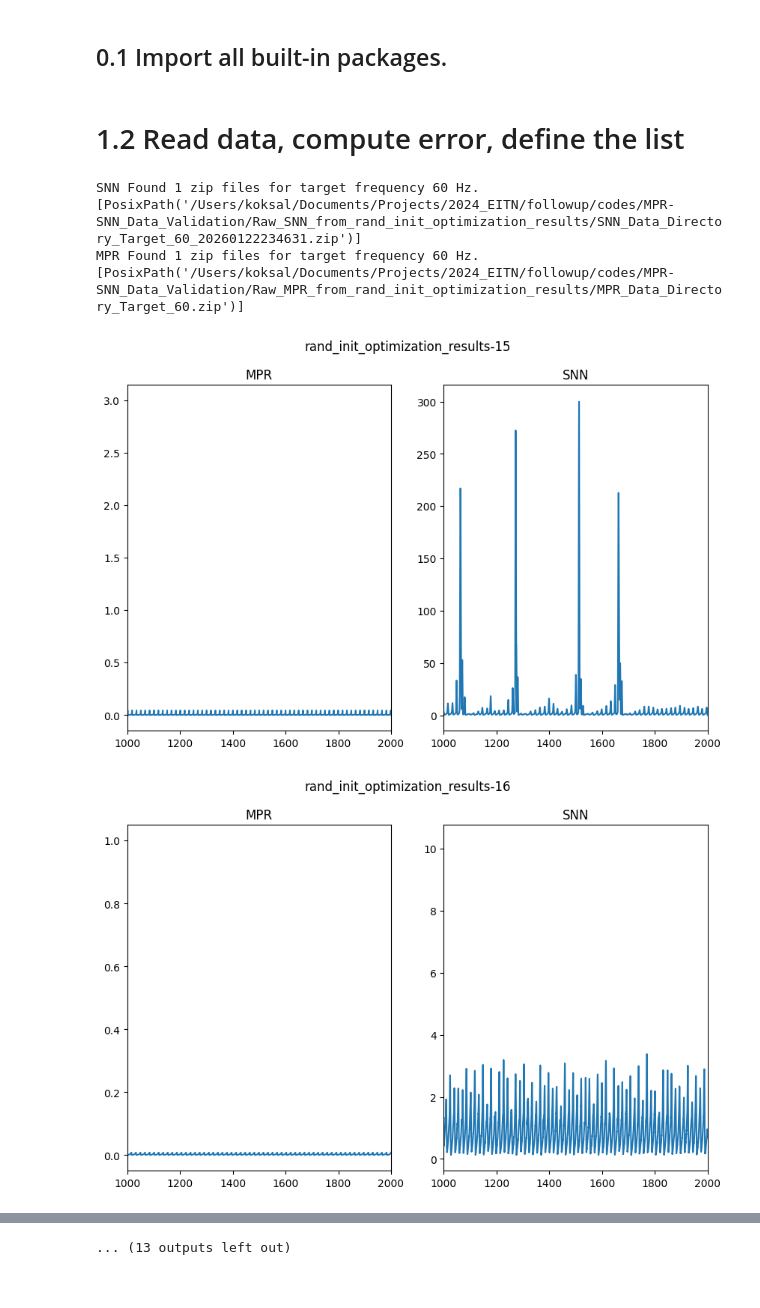
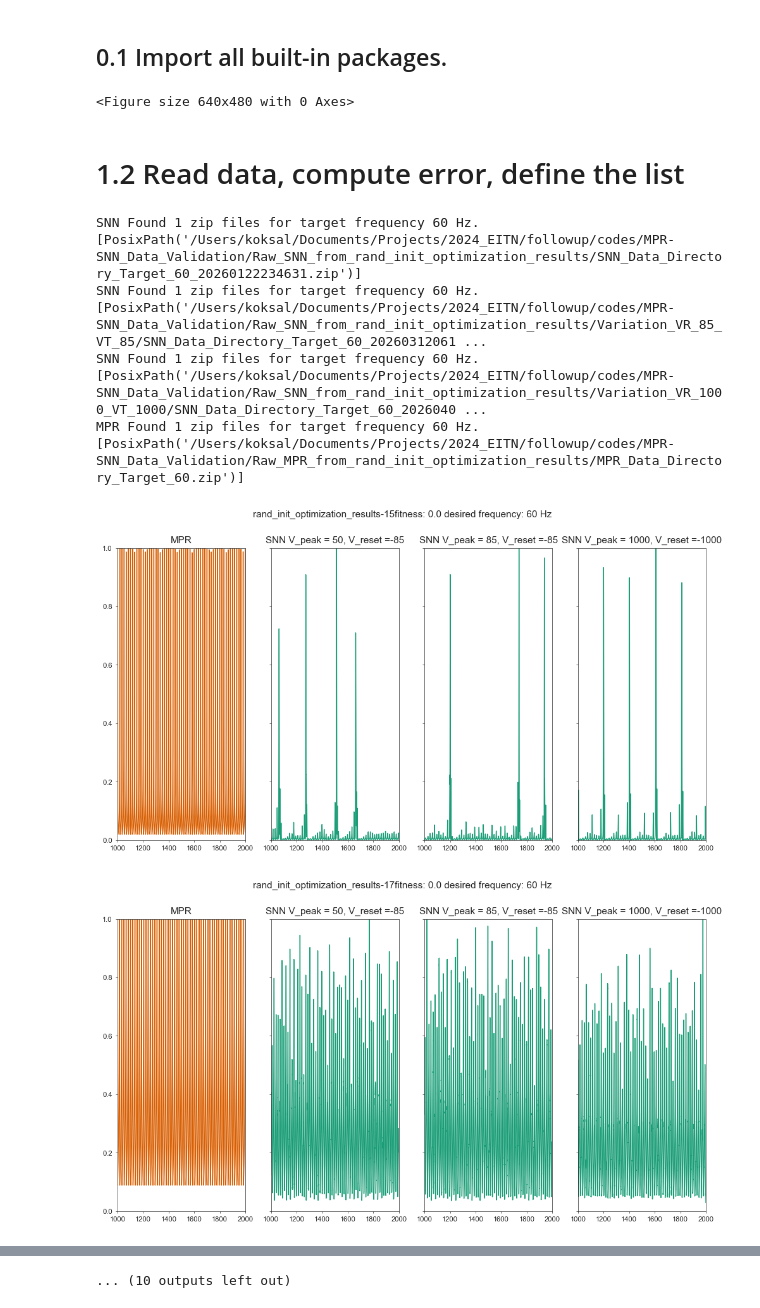
Before and after one commit to rosagross/mpr-oscillations-snn, a Jupyter notebook: Module_2.6_SNN-MPR_Comparison_visualize_activity.ipynb, the cells around one changed output, grey strips where cells are left out. Cells and saved outputs as stored; diff of their text form; code cells hidden in the pictures.

Commit message:
comparison and trj classification for  variation Vr Vt

```diff
--- a/Module_2.6_SNN-MPR_Comparison_visualize_activity.ipynb
+++ b/Module_2.6_SNN-MPR_Comparison_visualize_activity.ipynb
@@ -29,6 +22,12 @@ import pickle
 import zipfile
 import seaborn as sns
 from pathlib import Path
+
+import Figures.plotting_style as ps
+
+colors, dpi = ps.figure_style()
+# %% [output]
+<Figure size 640x480 with 0 Axes>
 # %%
 ### Compute Power Spectrum of simulated MPR, output data.
 
@@ -116,57 +115,99 @@ import re
 def _numeric_suffix_key(fname: str):
     m = re.search(r'(\d+)(?=\.pkl$)', fname)
     return int(m.group(1)) if m else float('inf')
-# 'optimized_frequencies',
+# 'optimized_frequencies', 'rand_init_optimization_results'
 for parameter_set_file in ['rand_init_optimization_results']:
 
     data_parameter_set = pd.read_csv(parameter_set_file + '.csv')
 
-    # path to SNN
+    # path to SNN V_peak = 50, V_reset =-85.
     zip_path = Path('/Users/koksal/Documents/Projects/2024_EITN/followup/codes/MPR-SNN_Data_Validation/Raw_SNN_from_'+parameter_set_file)
     zip_files = list(zip_path.glob("*.zip"))
     # group the ones starting with SNN_Data_Directory_Target+str(target_freq)
     zip_files_target = [z for z in zip_files if f'SNN_Data_Directory_Target_{target_freq}' in z.name]
     print(f"SNN Found {len(zip_files_target)} zip files for target frequency {target_freq} Hz.")
     print(zip_files_target)
+
+    # path to SNN _peak = 85, V_reset = -85
+    variationvrvt = '/Variation_VR_85_VT_85'
+    # variationvrvr = '/Variation_VR_65_VT_30'
+    zip_path_var = Path('/Users/koksal/Documents/Projects/2024_EITN/followup/codes/MPR-SNN_Data_Validation/Raw_SNN_from_'+parameter_set_file+variationvrvt)
+    zip_files_var = list(zip_path_var.glob("*.zip"))
+    # group the ones starting with SNN_Data_Directory_Target+str(target_freq)
+    zip_files_target_var = [z for z in zip_files_var if f'SNN_Data_Directory_Target_{target_freq}' in z.name]
+    print(f"SNN Found {len(zip_files_target_var)} zip files for target frequency {target_freq} Hz.")
+    print(zip_files_target_var)
+
+
+    # path to SNN _peak = 1000, V_reset = -1000
+    variationvrvt = '/Variation_VR_1000_VT_1000'
+    zip_path_var_1000 = Path('/Users/koksal/Documents/Projects/2024_EITN/followup/codes/MPR-SNN_Data_Validation/Raw_SNN_from_'+parameter_set_file+variationvrvt)
+    zip_files_var_1000 = list(zip_path_var_1000.glob("*.zip"))
+    # group the ones starting with SNN_Data_Directory_Target+str(target_freq)
+    zip_files_target_var_1000 = [z for z in zip_files_var_1000 if f'SNN_Data_Directory_Target_{target_freq}' in z.name]
+    print(f"SNN Found {len(zip_files_target_var_1000)} zip files for target frequency {target_freq} Hz.")
+    print(zip_files_target_var_1000)
 
     # path to MPR
     zip_path_MPR = Path('/Users/koksal/Documents/Projects/2024_EITN/followup/codes/MPR-SNN_Data_Validation/Raw_MPR_from_'+parameter_set_file)
     zip_files_MPR = list(zip_path_MPR.glob("*.zip"))
     zip_files_MPR_target = [z for z in zip_files_MPR if f'MPR_Data_Directory_Target_{target_freq}' in z.name]
     print(f"MPR Found {len(zip_files_MPR_target)} zip files for target frequency {target_freq} Hz.")
     print(zip_files_MPR_target)
 
     # # Open the zip file
     with zipfile.ZipFile(zip_files_MPR_target[0], 'r') as zip_file_MPR,\
-        zipfile.ZipFile(zip_files_target[0], 'r') as zip_file:
+        zipfile.ZipFile(zip_files_target[0], 'r') as zip_file,\
+        zipfile.ZipFile(zip_files_target_var[0], 'r') as zip_file_var,\
+        zipfile.ZipFile(zip_files_target_var_1000[0], 'r') as zip_file_var_1000:
         # pkl_file_names_SNN = [PurePosixPath(name).name for name in zip_file.namelist() if name.endswith('.pkl')]
         # pkl_file_names_MPR = [PurePosixPath(name).name for name in zip_file_MPR.namelist() if name.endswith('.pkl')]
         pkl_file_names_SNN = sorted([PurePosixPath(n).name for n in zip_file.namelist() if n.endswith('.pkl')], key=_numeric_suffix_key)
+        pkl_file_names_SNN_var = sorted([PurePosixPath(n).name for n in zip_file_var.namelist() if n.endswith('.pkl')], key=_numeric_suffix_key)
+        pkl_file_names_SNN_var_1000 = sorted([PurePosixPath(n).name for n in zip_file_var_1000.namelist() if n.endswith('.pkl')], key=_numeric_suffix_key)
+
         # pkl_file_names_MPR = sorted([PurePosixPath(n).name for n in zip_file_MPR.namelist() if n.endswith('.pkl')], key=_numeric_suffix_key)
         pkl_file_names_MPR = sorted([n for n in zip_file_MPR.namelist() if n.endswith('.pkl')], key=_numeric_suffix_key) # it is because the folder zipped in OS
 
 
         # Open the pickle file inside the zip
-        for i in range(len(data_parameter_set[data_parameter_set['desired_frequency']==target_freq])):
-            param_fit_index = data_parameter_set.index[data_parameter_set['desired_frequency']==target_freq][i]
+        for i in range(len(data_parameter_set[(data_parameter_set['desired_frequency']==target_freq) & (data_parameter_set['fitness']<0.1)])):
+            param_fit_index = data_parameter_set.index[(data_parameter_set['desired_frequency']==target_freq) & (data_parameter_set['fitness']<0.1)][i]
+        # for i in range(len(data_parameter_set[data_parameter_set['desired_frequency']==target_freq])):
+            # param_fit_index = data_parameter_set.index[data_parameter_set['desired_frequency']==target_freq][i]
             with zip_file.open(pkl_file_names_SNN[i]) as pkl_file:
                 data_SNN = pickle.load(pkl_file)
+            with zip_file_var.open(pkl_file_names_SNN_var[i]) as pkl_file:
+                data_SNN_var = pickle.load(pkl_file)
+            with zip_file_var_1000.open(pkl_file_names_SNN_var_1000[i]) as pkl_file:
+                data_SNN_var_1000 = pickle.load(pkl_file)
             with zip_file_MPR.open(pkl_file_names_MPR[i]) as pkl_file:
                 data_MPR = pickle.load(pkl_file)
 
 
             # plot excitatory population activity
-            fig, ax = plt.subplots(ncols=2 ,nrows=1, sharex=True, figsize = (10, 6))
-            fig.suptitle(parameter_set_file +'-'+ str(param_fit_index))
-            ax[0].plot(data_MPR['solution'].t, data_MPR['solution'].y[0])
+            fig, ax = plt.subplots(ncols=4 ,nrows=1, sharex=True, sharey=True, figsize = (12, 6))
+            fig.suptitle(parameter_set_file +'-'+ str(param_fit_index) + 'fitness: ' + str(data_parameter_set['fitness'][param_fit_index]) + ' desired frequency: ' + str(target_freq) + ' Hz')
+
+            ax[0].plot(data_MPR['solution'].t, data_MPR['solution'].y[0]/np.max(data_MPR['solution'].y[0, 10000:20000]), color = colors['mpr'])
+            ax[0].set_ylim(0,1)
             ax[0].set_title('MPR')
-            ax[1].plot(data_SNN['LFP_exc_t'], data_SNN['LFP_exc_f'])
-            ax[1].set_title('SNN')
+            ax[1].plot(data_SNN['LFP_exc_t'], data_SNN['LFP_exc_f']/np.max(data_SNN['LFP_exc_f'][10000:]), color = colors['snn'])
+            ax[1].set_title('SNN V_peak = 50, V_reset =-85')
+            ax[2].plot(data_SNN_var['LFP_exc_t'], data_SNN_var['LFP_exc_f']/np.max(data_SNN_var['LFP_exc_f'][10000:]), color = colors['snn'])
+            ax[2].set_title('SNN V_peak = 85, V_reset =-85')
+            ax[3].plot(data_SNN_var_1000['LFP_exc_t'], data_SNN_var_1000['LFP_exc_f']/np.max(data_SNN_var_1000['LFP_exc_f'][10000:]), color = colors['snn'])
+            ax[3].set_title('SNN V_peak = 1000, V_reset =-1000')
+
             ax[1].set_xlim(1000, 2000)
 # %% [output]
 SNN Found 1 zip files for target frequency 60 Hz.
 [PosixPath('/Users/koksal/Documents/Projects/2024_EITN/followup/codes/MPR-SNN_Data_Validation/Raw_SNN_from_rand_init_optimization_results/SNN_Data_Directory_Target_60_20260122234631.zip')]
+SNN Found 1 zip files for target frequency 60 Hz.
+[PosixPath('/Users/koksal/Documents/Projects/2024_EITN/followup/codes/MPR-SNN_Data_Validation/Raw_SNN_from_rand_init_optimization_results/Variation_VR_85_VT_85/SNN_Data_Directory_Target_60_20260312061 ...
+SNN Found 1 zip files for target frequency 60 Hz.
+[PosixPath('/Users/koksal/Documents/Projects/2024_EITN/followup/codes/MPR-SNN_Data_Validation/Raw_SNN_from_rand_init_optimization_results/Variation_VR_1000_VT_1000/SNN_Data_Directory_Target_60_2026040 ...
 MPR Found 1 zip files for target frequency 60 Hz.
 [PosixPath('/Users/koksal/Documents/Projects/2024_EITN/followup/codes/MPR-SNN_Data_Validation/Raw_MPR_from_rand_init_optimization_results/MPR_Data_Directory_Target_60.zip')]
-[figure, old version]
+[figure, new version]
-[figure, old version]
+[figure, new version]
@@ -182 +223 @@ MPR Found 1 zip files for target frequency 60 Hz.
-... (13 outputs left out)
+... (10 outputs left out)
```
Also changed, not shown: parts of 3 cells of this notebook, 36 other files.
